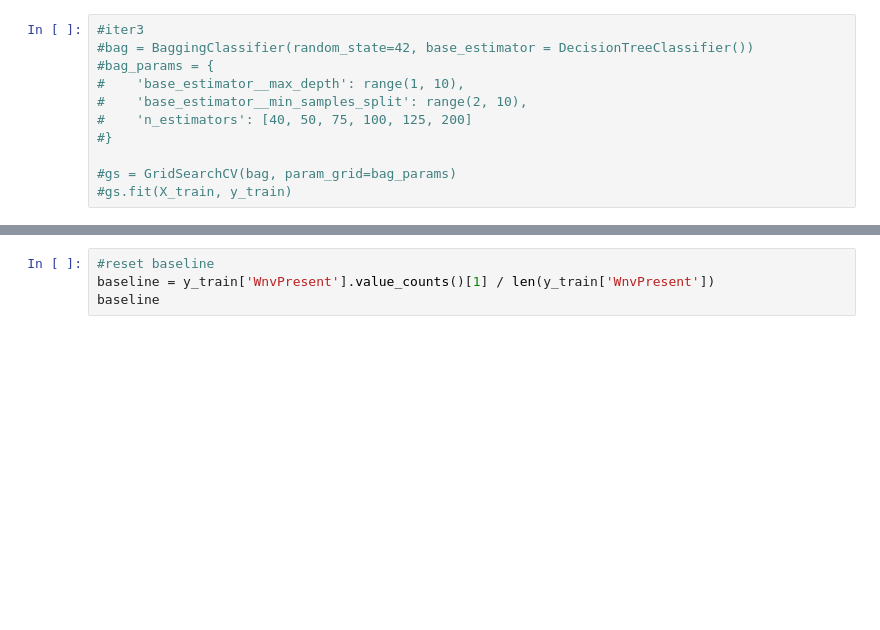
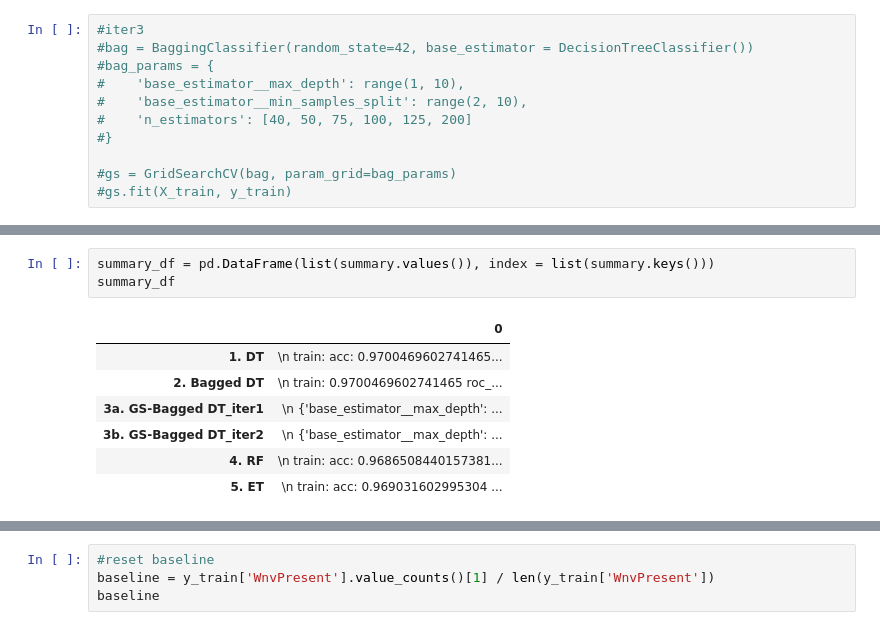
Before and after one commit to helencai62/CDC_WNV_project, a Jupyter notebook: Model_DecisionTree.ipynb, the cells around one changed output, grey strips where cells are left out. Cells and saved outputs as stored; diff of their text form; blank space fills up the shorter version.

```diff
--- a/Model_DecisionTree.ipynb
+++ b/Model_DecisionTree.ipynb
@@ -327 +349,12 @@ summary
+# %%
+summary_df = pd.DataFrame(list(summary.values()), index = list(summary.keys()))
+summary_df
+# %% [output]
+|  | 0 |
+| 1. DT | \n train: acc: 0.9700469602741465... |
+| 2. Bagged DT | \n train: 0.9700469602741465 roc_... |
+| 3a. GS-Bagged DT_iter1 | \n {'base_estimator__max_depth': ... |
+| 3b. GS-Bagged DT_iter2 | \n {'base_estimator__max_depth': ... |
+| 4. RF | \n train: acc: 0.9686508440157381... |
+| 5. ET | \n train: acc: 0.969031602995304 ... |
 # %%
```
Also changed, not shown: parts of 25 cells of this notebook, 1 other file.
